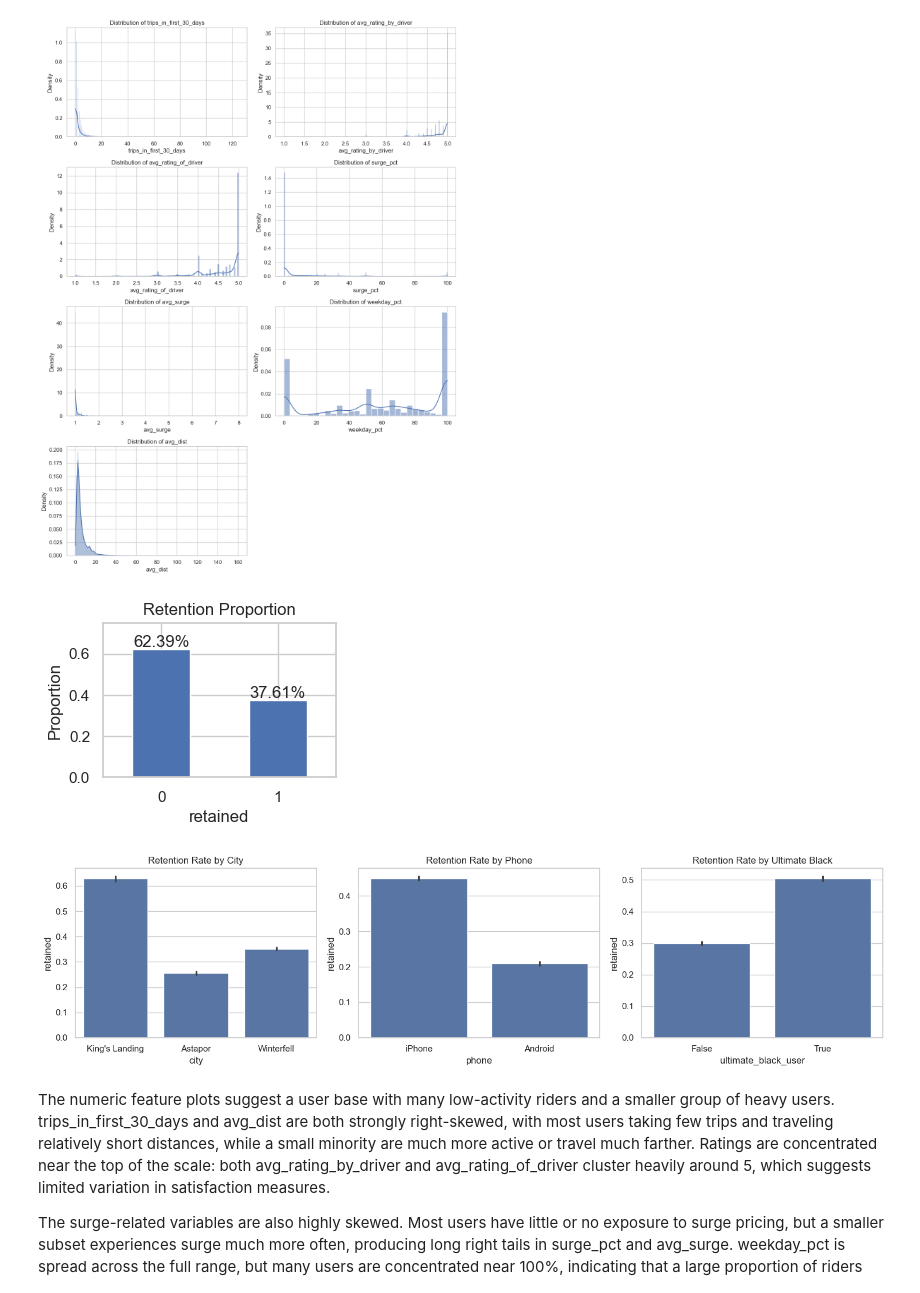
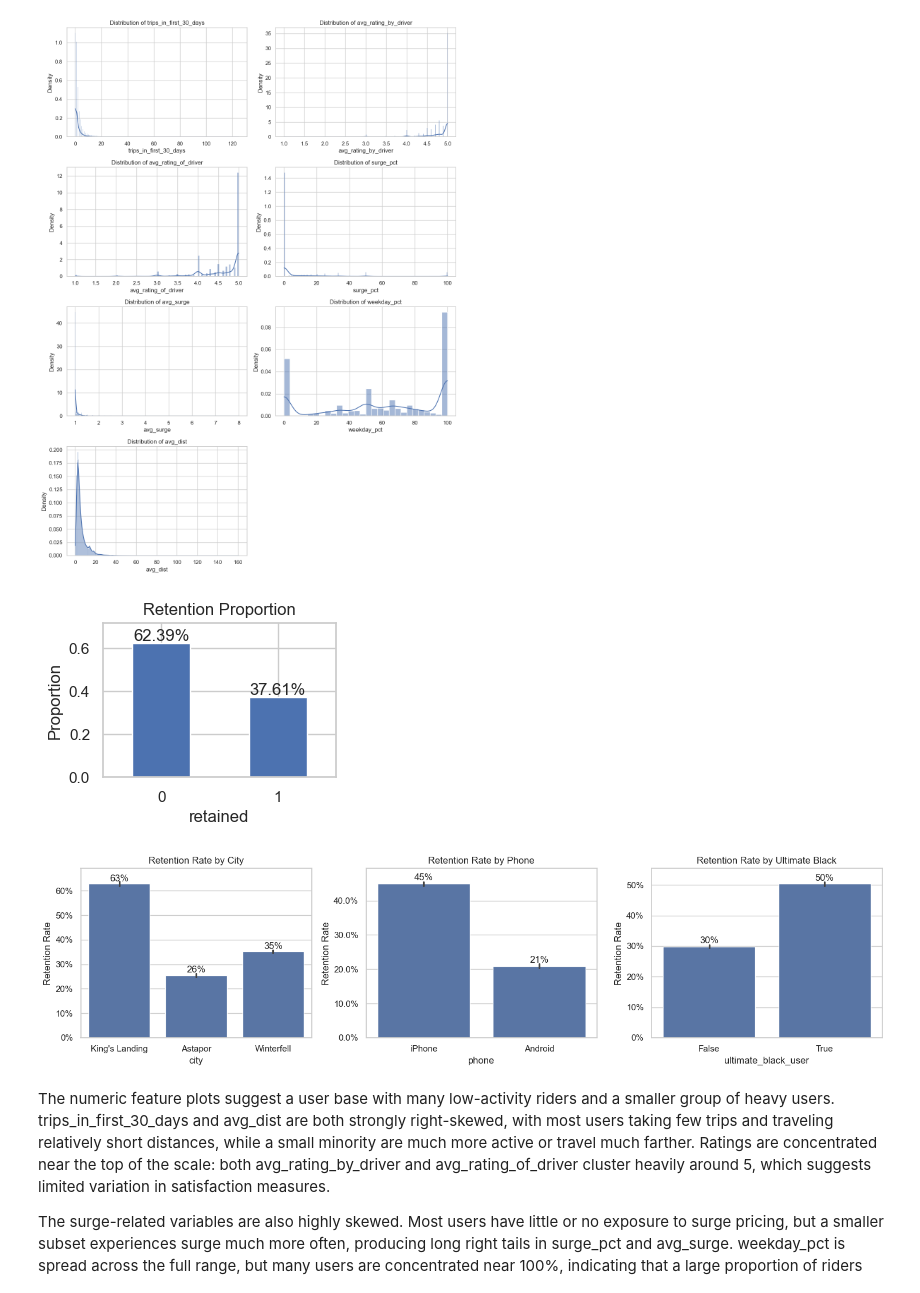
Before and after one commit to amschiltz/ultimate_tech_challenge, a Jupyter notebook: notebooks/ultimate_challenge.ipynb, the cells around one changed output. Saved outputs shown, nothing was run; the diff lists cells and outputs as text; code cells hidden in the pictures.

Commit message:
style: add percent annotations to figures

```diff
--- a/notebooks/ultimate_challenge.ipynb
+++ b/notebooks/ultimate_challenge.ipynb
@@ -397,40 +403,65 @@ plt.show()
 # %%
 retention_props = users['retained'].value_counts(normalize=True)
 
 plt.figure(figsize=(3, 2))
 ax = retention_props.plot(kind='bar', rot=0)
 plt.title('Retention Proportion')
 plt.ylabel('Proportion')
 
 # Get current max height
 y_max = max(p.get_height() for p in ax.patches)
 
 # Add headroom
-ax.set_ylim(0, y_max * 1.2)
+ax.set_ylim(0, y_max * 1.15)
 
 # Annotate bars
 for i, v in enumerate(retention_props):
     ax.text(i, v + 0.01, f"{v:.2%}", ha='center')
 
 plt.savefig('../reports/figures/retention_proportion.png', dpi=300, bbox_inches='tight')
 plt.show()
 
 # Categorical features by city
+import matplotlib.ticker as mtick
+
 fig, axes = plt.subplots(1, 3, figsize=(15, 4))
 
-sns.barplot(x='city', y='retained', data=users, ax=axes[0])
-axes[0].set_title('Retention Rate by City')
+plots = [
+    ('city', 'Retention Rate by City'),
+    ('phone', 'Retention Rate by Phone'),
+    ('ultimate_black_user', 'Retention Rate by Ultimate Black')
+]
 
-sns.barplot(x='phone', y='retained', data=users, ax=axes[1])
-axes[1].set_title('Retention Rate by Phone')
+for ax, (col, title) in zip(axes, plots):
+    sns.barplot(x=col, y='retained', data=users, ax=ax)
+    ax.set_title(title)
+    ax.set_ylabel('Retention Rate')
 
-sns.barplot(x='ultimate_black_user', y='retained', data=users, ax=axes[2])
-axes[2].set_title('Retention Rate by Ultimate Black')
+    # Format y-axis as percent
+    ax.yaxis.set_major_formatter(mtick.PercentFormatter(1.0))
+
+    # Get max bar height
+    y_max = max(p.get_height() for p in ax.patches)
+
+    # Add headroom
+    ax.set_ylim(0, y_max * 1.1)
+
+    # Add annotations
+
+    for p in ax.patches:
+        ax.text(
+            p.get_x() + p.get_width()/2,
+            p.get_height() + 0.01,
+            f"{p.get_height():.0%}",
+            ha='center'
+        )
 
 plt.tight_layout()
+plt.savefig('../reports/figures/retention_by_category.png', dpi=300, bbox_inches='tight')
+plt.show()
 # %% [output]
-[figure, old version]
+[figure, new version]
-[figure, old version]
+[figure, new version]
 # %% [markdown]
 The numeric feature plots suggest a user base with many low-activity riders and a smaller group of heavy users. trips_in_first_30_days and avg_dist are both strongly right-skewed, with most users taking few trips and traveling relatively short distances, while a small minority are much more active or travel much farther. Ratings are concentrated near the top of the scale: both avg_rating_by_driver and avg_rating_of_driver cluster heavily around 5, which suggests limited variation in satisfaction measures.
 
```
Also changed, not shown: parts of 2 cells of this notebook, 2 other files.
